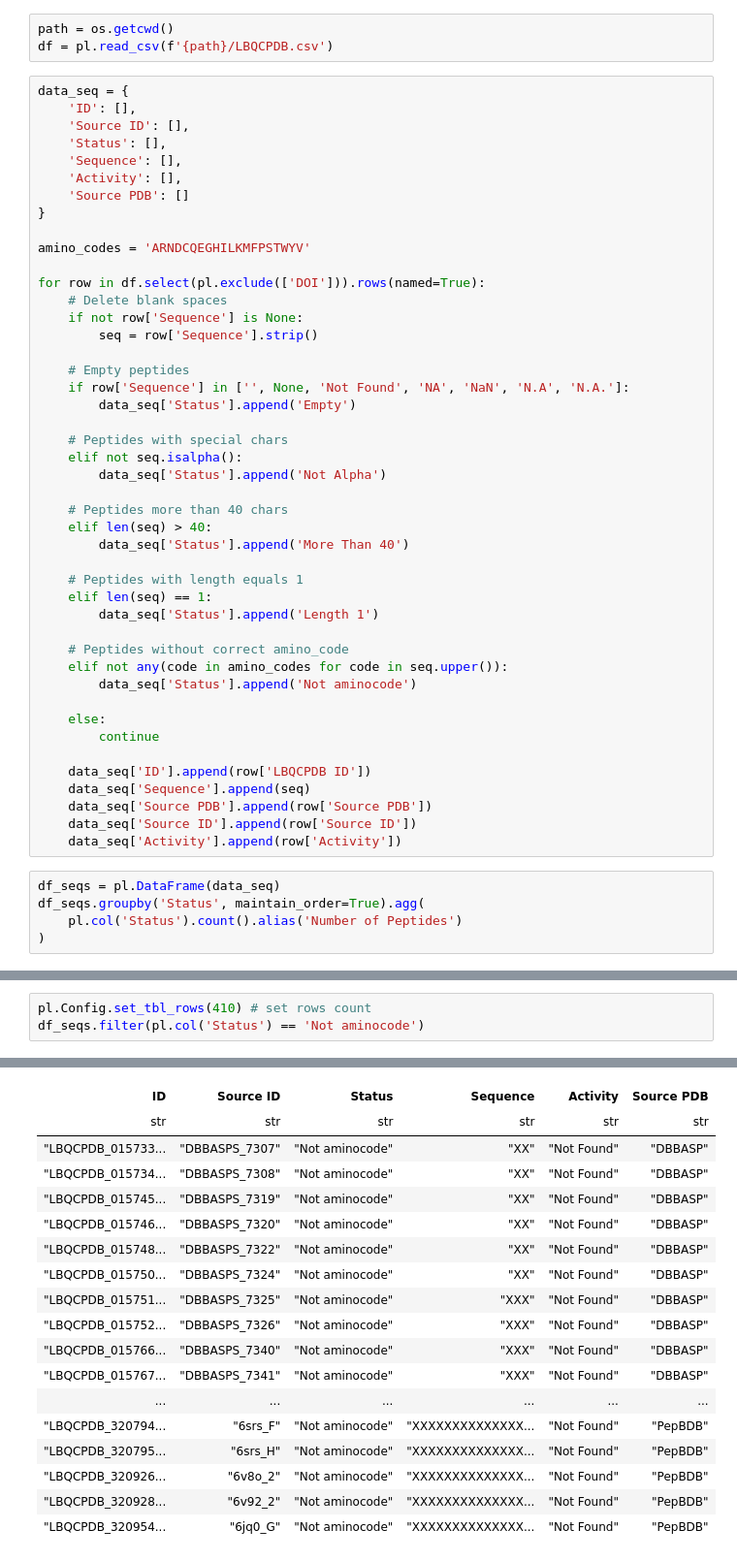
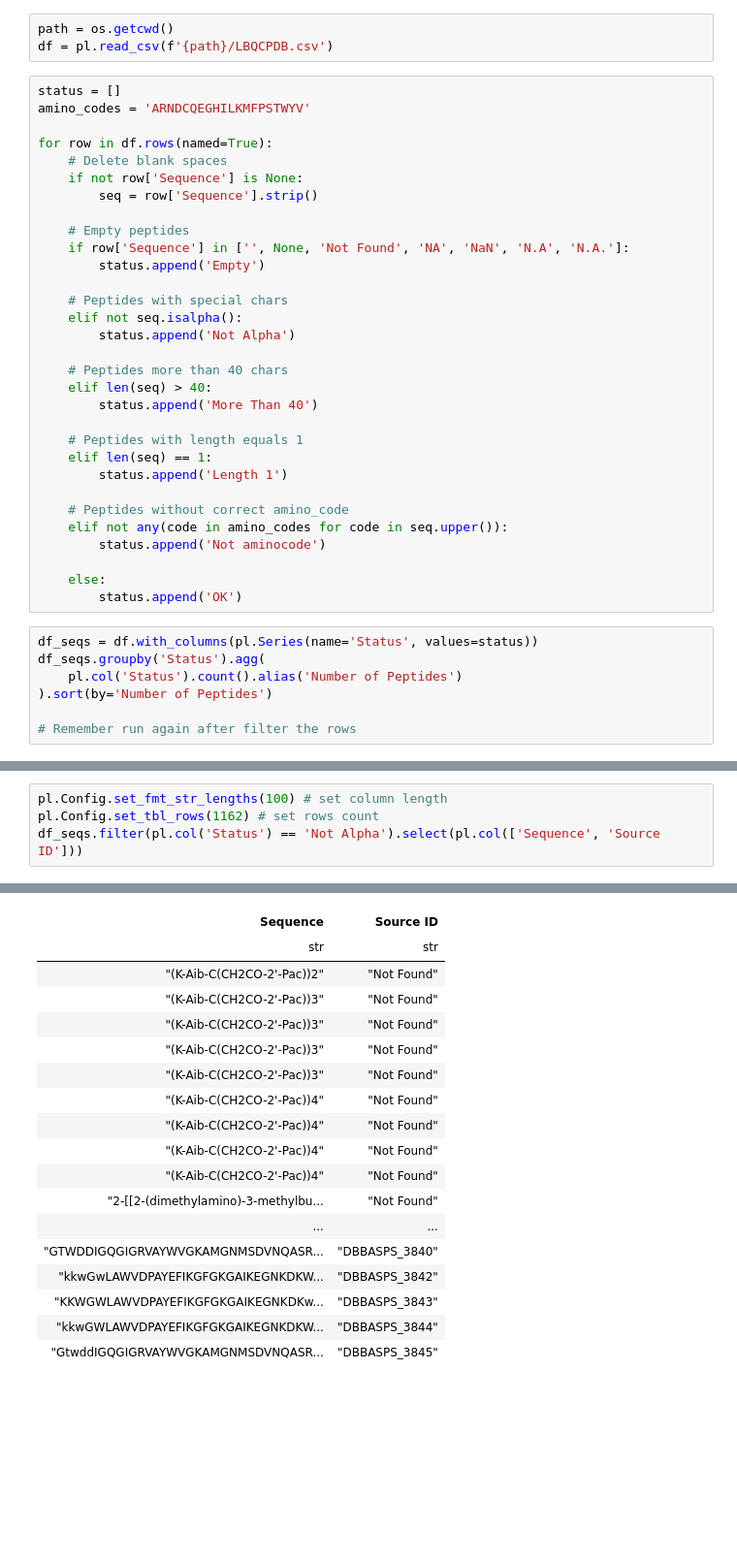
Before and after one commit to WilliamJSS/LBQC-PDB, a Jupyter notebook: LBQCPDB_filter_sequences.ipynb, the cells around one changed output, grey strips where cells are left out. Shown at 97% size. Drawn from its saved outputs; the diff is of its cells as text; blank space fills up the shorter version.

Commit message:
Update CancerPPD data

```diff
--- a/LBQCPDB_filter_sequences.ipynb
+++ b/LBQCPDB_filter_sequences.ipynb
@@ -7,53 +7,41 @@ import os
 path = os.getcwd()
 df = pl.read_csv(f'{path}/LBQCPDB.csv')
 # %%
-data_seq = {
-    'ID': [],
-    'Source ID': [],
-    'Status': [],
-    'Sequence': [],
-    'Activity': [],
-    'Source PDB': []
-}
-
+status = []
 amino_codes = 'ARNDCQEGHILKMFPSTWYV'
 
-for row in df.select(pl.exclude(['DOI'])).rows(named=True):
+for row in df.rows(named=True):
     # Delete blank spaces
     if not row['Sequence'] is None:
         seq = row['Sequence'].strip()
 
     # Empty peptides
     if row['Sequence'] in ['', None, 'Not Found', 'NA', 'NaN', 'N.A', 'N.A.']:
-        data_seq['Status'].append('Empty')
+        status.append('Empty')
 
     # Peptides with special chars
     elif not seq.isalpha():
-        data_seq['Status'].append('Not Alpha')
+        status.append('Not Alpha')
 
     # Peptides more than 40 chars
     elif len(seq) > 40:
-        data_seq['Status'].append('More Than 40')
+        status.append('More Than 40')
 
     # Peptides with length equals 1
     elif len(seq) == 1:
-        data_seq['Status'].append('Length 1')
+        status.append('Length 1')
 
     # Peptides without correct amino_code
     elif not any(code in amino_codes for code in seq.upper()):
-        data_seq['Status'].append('Not aminocode')
+        status.append('Not aminocode')
 
     else:
-        continue
-
-    data_seq['ID'].append(row['LBQCPDB ID'])
-    data_seq['Sequence'].append(seq)
-    data_seq['Source PDB'].append(row['Source PDB'])
-    data_seq['Source ID'].append(row['Source ID'])
-    data_seq['Activity'].append(row['Activity'])
+        status.append('OK')
 # %%
-df_seqs = pl.DataFrame(data_seq)
-df_seqs.groupby('Status', maintain_order=True).agg(
+df_seqs = df.with_columns(pl.Series(name='Status', values=status))
+df_seqs.groupby('Status').agg(
     pl.col('Status').count().alias('Number of Peptides')
-)
+).sort(by='Number of Peptides')
+
+# Remember run again after filter the rows
 # %% [output]
@@ -68,4 +52,5 @@ shape: (5, 2)
 # %%
-pl.Config.set_tbl_rows(410) # set rows count
-df_seqs.filter(pl.col('Status') == 'Not aminocode')
+pl.Config.set_fmt_str_lengths(100) # set column length
+pl.Config.set_tbl_rows(1162) # set rows count
+df_seqs.filter(pl.col('Status') == 'Not Alpha').select(pl.col(['Sequence', 'Source ID']))
 # %% [output]
@@ -73,19 +58,19 @@ shape: (410, 6)
-| ID | Source ID | Status | Sequence | Activity | Source PDB |
-| str | str | str | str | str | str |
-| "LBQCPDB_015733... | "DBBASPS_7307" | "Not aminocode" | "XX" | "Not Found" | "DBBASP" |
-| "LBQCPDB_015734... | "DBBASPS_7308" | "Not aminocode" | "XX" | "Not Found" | "DBBASP" |
-| "LBQCPDB_015745... | "DBBASPS_7319" | "Not aminocode" | "XX" | "Not Found" | "DBBASP" |
-| "LBQCPDB_015746... | "DBBASPS_7320" | "Not aminocode" | "XX" | "Not Found" | "DBBASP" |
-| "LBQCPDB_015748... | "DBBASPS_7322" | "Not aminocode" | "XX" | "Not Found" | "DBBASP" |
-| "LBQCPDB_015750... | "DBBASPS_7324" | "Not aminocode" | "XX" | "Not Found" | "DBBASP" |
-| "LBQCPDB_015751... | "DBBASPS_7325" | "Not aminocode" | "XXX" | "Not Found" | "DBBASP" |
-| "LBQCPDB_015752... | "DBBASPS_7326" | "Not aminocode" | "XXX" | "Not Found" | "DBBASP" |
-| "LBQCPDB_015766... | "DBBASPS_7340" | "Not aminocode" | "XXX" | "Not Found" | "DBBASP" |
-| "LBQCPDB_015767... | "DBBASPS_7341" | "Not aminocode" | "XXX" | "Not Found" | "DBBASP" |
-| ... | ... | ... | ... | ... | ... |
-| "LBQCPDB_320794... | "6srs_F" | "Not aminocode" | "XXXXXXXXXXXXXX... | "Not Found" | "PepBDB" |
-| "LBQCPDB_320795... | "6srs_H" | "Not aminocode" | "XXXXXXXXXXXXXX... | "Not Found" | "PepBDB" |
-| "LBQCPDB_320926... | "6v8o_2" | "Not aminocode" | "XXXXXXXXXXXXXX... | "Not Found" | "PepBDB" |
-| "LBQCPDB_320928... | "6v92_2" | "Not aminocode" | "XXXXXXXXXXXXXX... | "Not Found" | "PepBDB" |
-| "LBQCPDB_320954... | "6jq0_G" | "Not aminocode" | "XXXXXXXXXXXXXX... | "Not Found" | "PepBDB" |
+| Sequence | Source ID |
+| str | str |
+| "(K-Aib-C(CH2CO-2'-Pac))2" | "Not Found" |
+| "(K-Aib-C(CH2CO-2'-Pac))3" | "Not Found" |
+| "(K-Aib-C(CH2CO-2'-Pac))3" | "Not Found" |
+| "(K-Aib-C(CH2CO-2'-Pac))3" | "Not Found" |
+| "(K-Aib-C(CH2CO-2'-Pac))3" | "Not Found" |
+| "(K-Aib-C(CH2CO-2'-Pac))4" | "Not Found" |
+| "(K-Aib-C(CH2CO-2'-Pac))4" | "Not Found" |
+| "(K-Aib-C(CH2CO-2'-Pac))4" | "Not Found" |
+| "(K-Aib-C(CH2CO-2'-Pac))4" | "Not Found" |
+| "2-[[2-(dimethylamino)-3-methylbu... | "Not Found" |
+| ... | ... |
+| "GTWDDIGQGIGRVAYWVGKAMGNMSDVNQASR... | "DBBASPS_3840" |
+| "kkwGwLAWVDPAYEFIKGFGKGAIKEGNKDKW... | "DBBASPS_3842" |
+| "KKWGWLAWVDPAYEFIKGFGKGAIKEGNKDKw... | "DBBASPS_3843" |
+| "kkwGWLAWVDPAYEFIKGFGKGAIKEGNKDKW... | "DBBASPS_3844" |
+| "GtwddIGQGIGRVAYWVGKAMGNMSDVNQASR... | "DBBASPS_3845" |
 # %%
```
Also changed, not shown: parts of 5 cells of this notebook, 6 other files.
